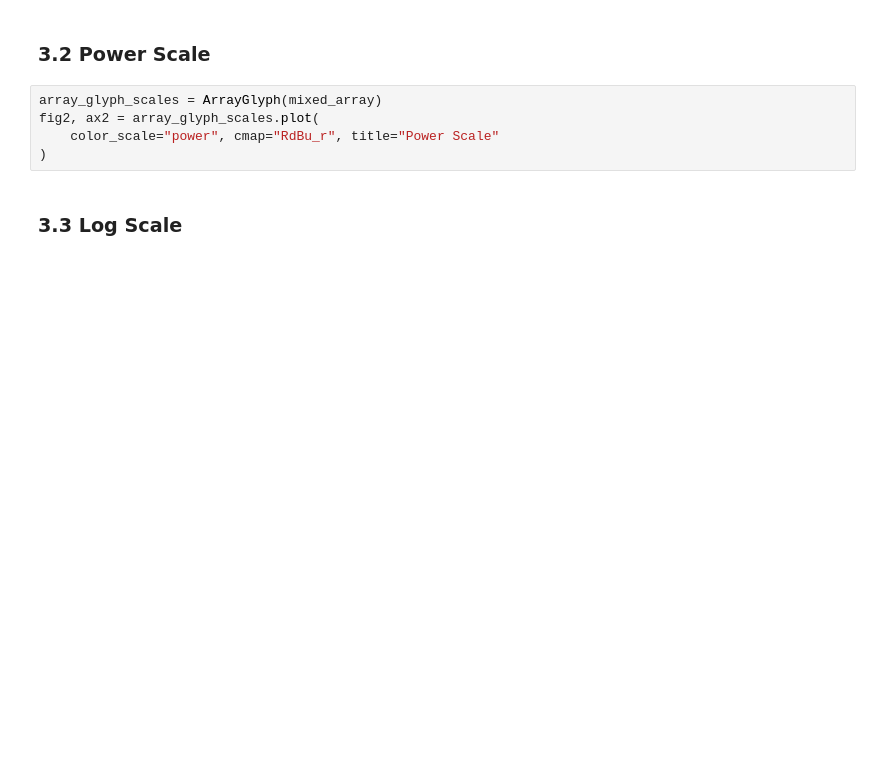
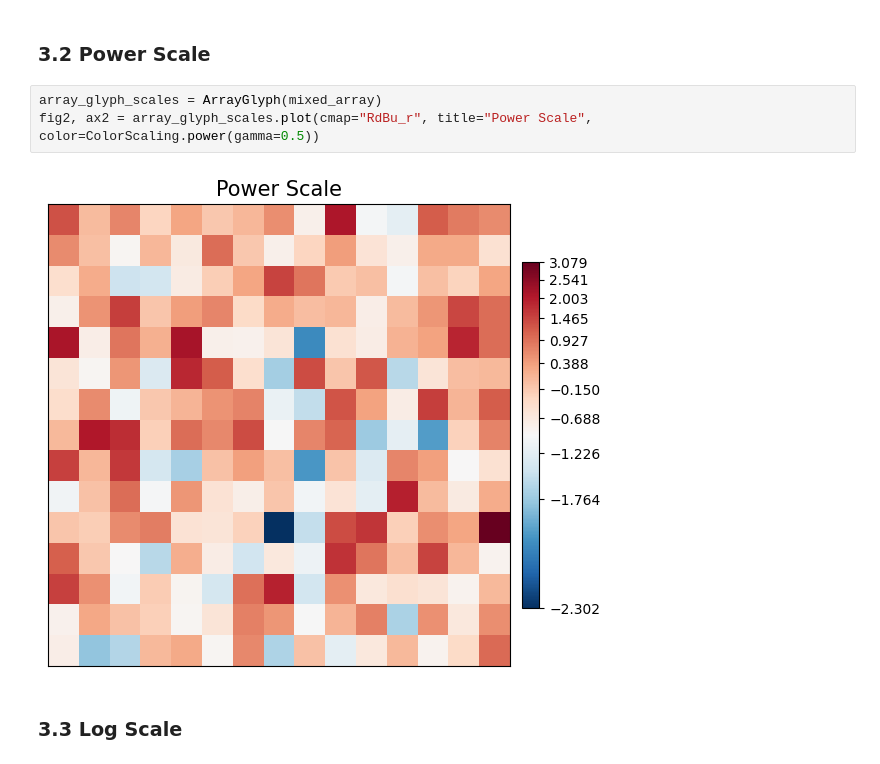
Before and after one commit to serapeum-org/cleopatra, a Jupyter notebook: docs/notebooks/array_glyph/array_glyph_examples.ipynb, the cells around one changed output. Cells and saved outputs as stored; diff of their text form; blank space fills up the shorter version.

```diff
--- a/docs/notebooks/array_glyph/array_glyph_examples.ipynb
+++ b/docs/notebooks/array_glyph/array_glyph_examples.ipynb
@@ -80,9 +89,9 @@ fig1, ax1 = array_glyph_scales.plot(
 ### 3.2 Power Scale
 # %%
 array_glyph_scales = ArrayGlyph(mixed_array)
-fig2, ax2 = array_glyph_scales.plot(
-    color_scale="power", cmap="RdBu_r", title="Power Scale"
-)
+fig2, ax2 = array_glyph_scales.plot(cmap="RdBu_r", title="Power Scale", color=ColorScaling.power(gamma=0.5))
+# %% [output]
+[figure, added]
 # %% [markdown]
 ### 3.3 Log Scale
 # %%
```
Also changed, not shown: parts of 20 cells of this notebook, 18 other files.
